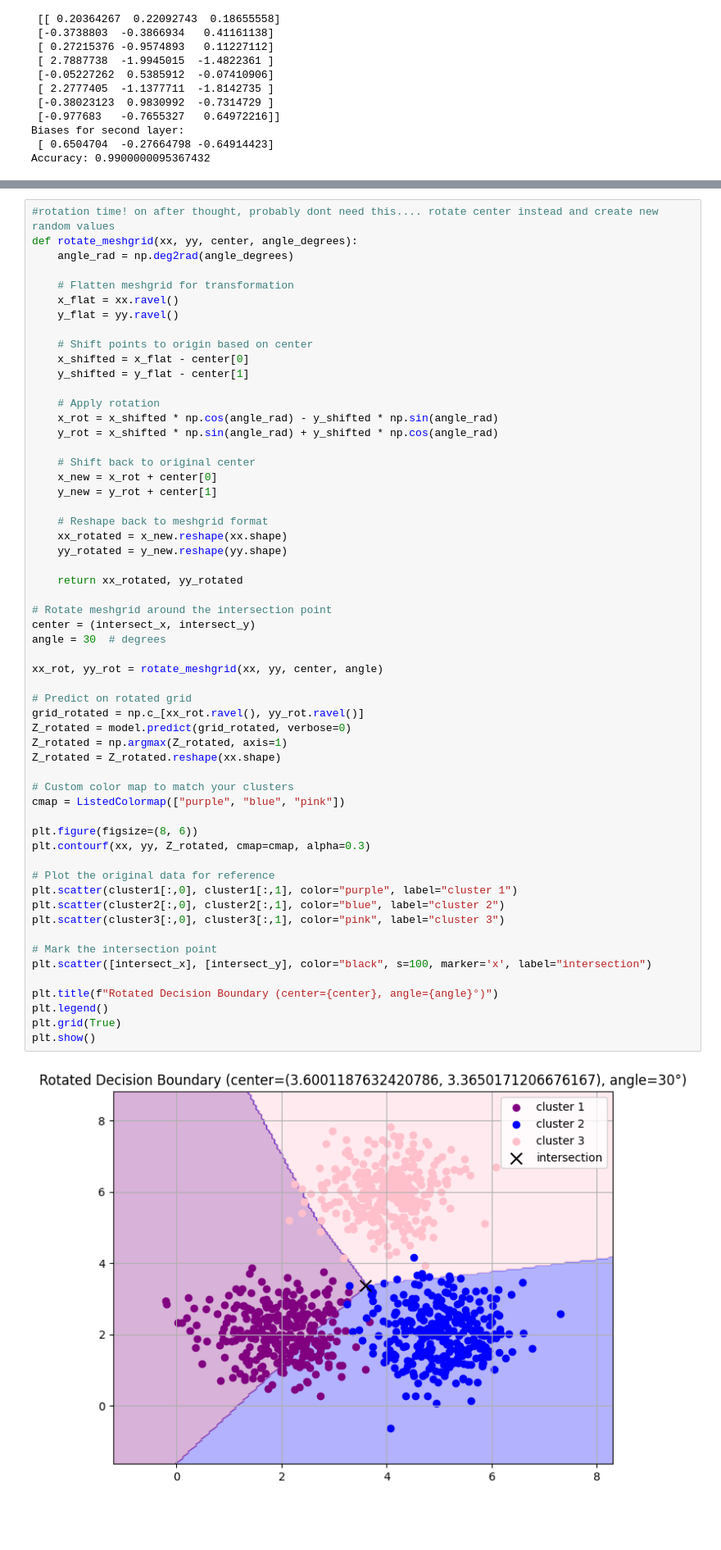
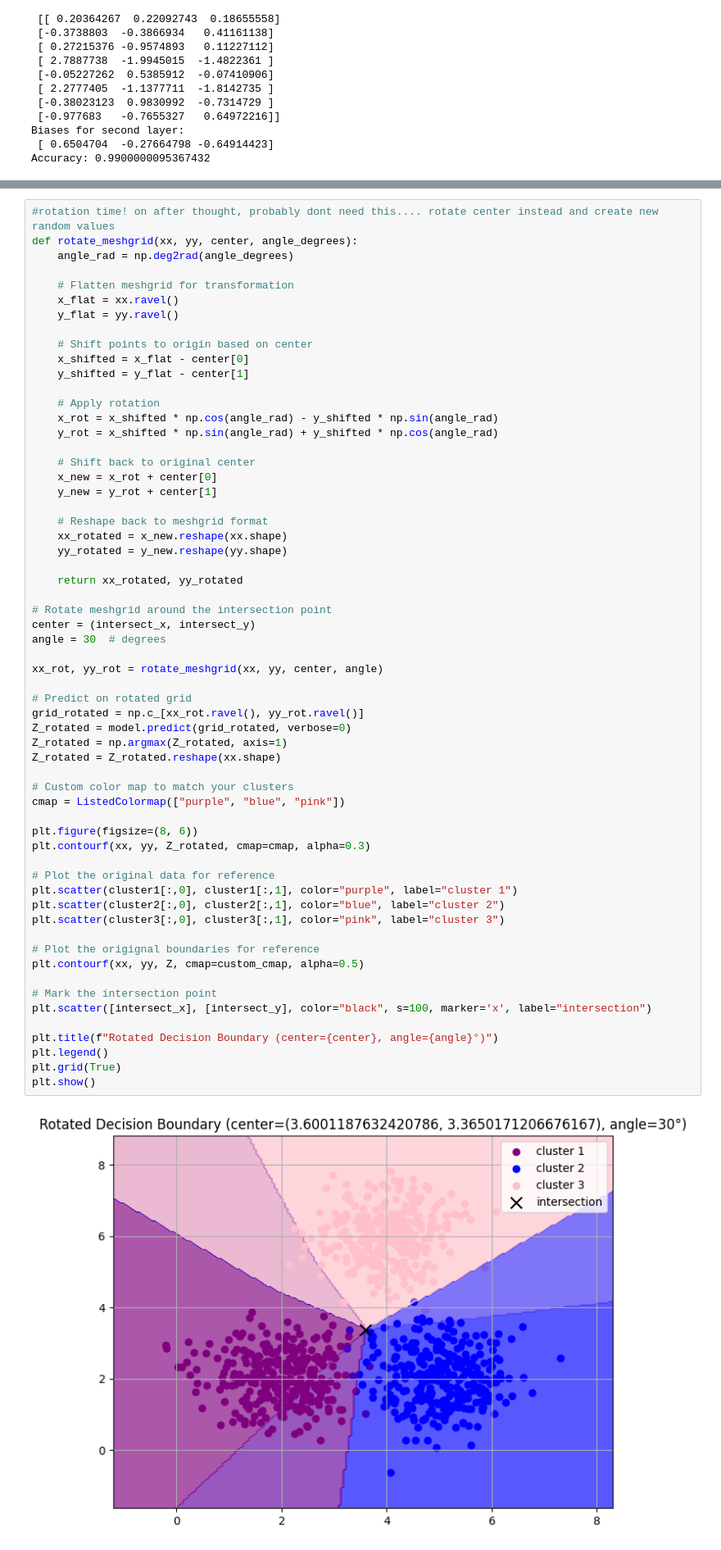
Before and after one commit to skylarqian/MLonlinemath, a Jupyter notebook: creatingweights.ipynb, the cells around one changed output, grey strips where cells are left out. Shown at 82% size. Drawn from its saved outputs; the diff is of its cells as text; blank space fills up the shorter version.

```diff
--- a/creatingweights.ipynb
+++ b/creatingweights.ipynb
@@ -168,31 +168,34 @@ def rotate_meshgrid(xx, yy, center, angle_degrees):
 center = (intersect_x, intersect_y)
 angle = 30  # degrees
 
 xx_rot, yy_rot = rotate_meshgrid(xx, yy, center, angle)
 
 # Predict on rotated grid
 grid_rotated = np.c_[xx_rot.ravel(), yy_rot.ravel()]
 Z_rotated = model.predict(grid_rotated, verbose=0)
 Z_rotated = np.argmax(Z_rotated, axis=1)
 Z_rotated = Z_rotated.reshape(xx.shape)
 
 # Custom color map to match your clusters
 cmap = ListedColormap(["purple", "blue", "pink"])
 
 plt.figure(figsize=(8, 6))
 plt.contourf(xx, yy, Z_rotated, cmap=cmap, alpha=0.3)
 
 # Plot the original data for reference
 plt.scatter(cluster1[:,0], cluster1[:,1], color="purple", label="cluster 1")
 plt.scatter(cluster2[:,0], cluster2[:,1], color="blue", label="cluster 2")
 plt.scatter(cluster3[:,0], cluster3[:,1], color="pink", label="cluster 3")
 
+# Plot the origignal boundaries for reference
+plt.contourf(xx, yy, Z, cmap=custom_cmap, alpha=0.5)
+
 # Mark the intersection point
 plt.scatter([intersect_x], [intersect_y], color="black", s=100, marker='x', label="intersection")
 
 plt.title(f"Rotated Decision Boundary (center={center}, angle={angle}°)")
 plt.legend()
 plt.grid(True)
 plt.show()
 # %% [output]
-[figure, old version]
+[figure, new version]
```
Also changed, not shown: parts of 2 cells of this notebook.
